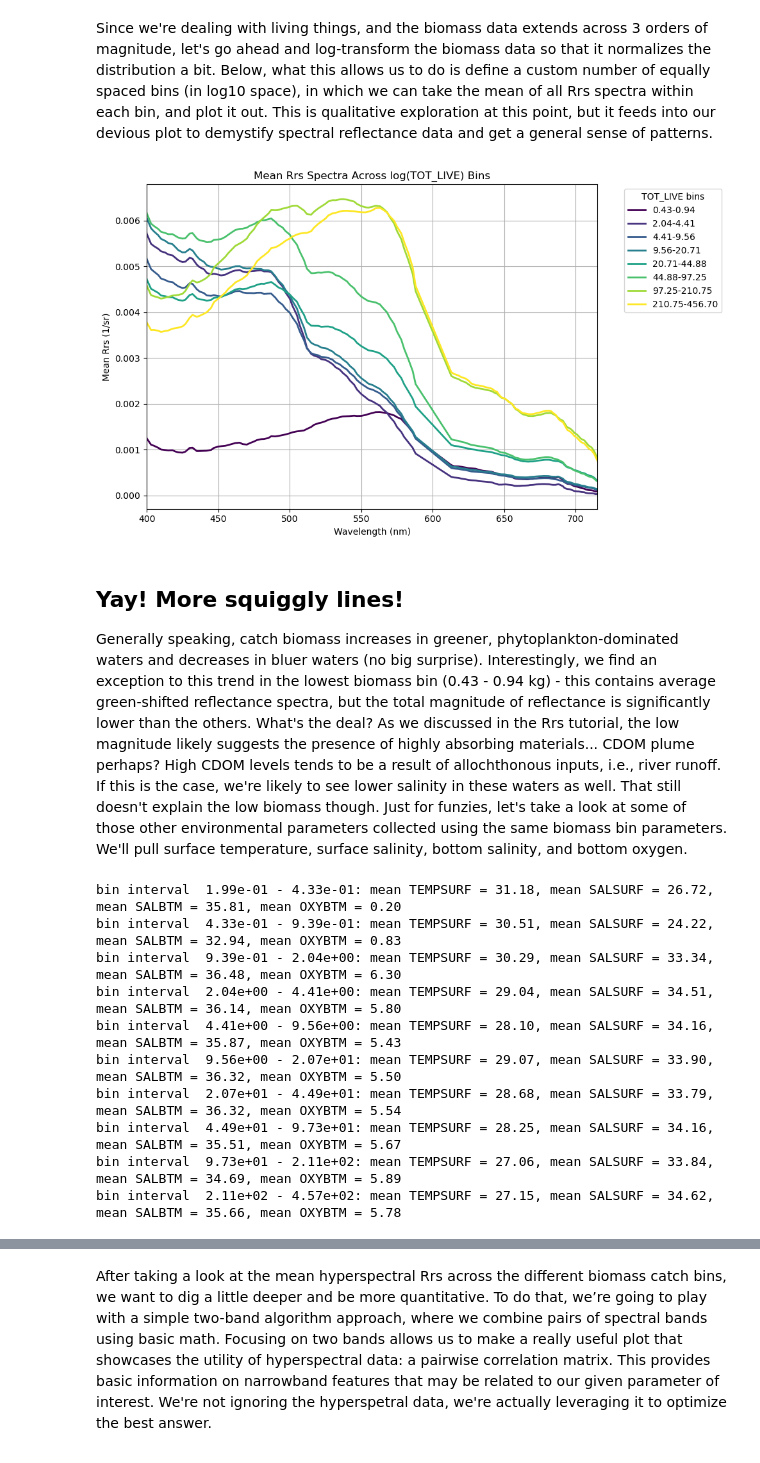
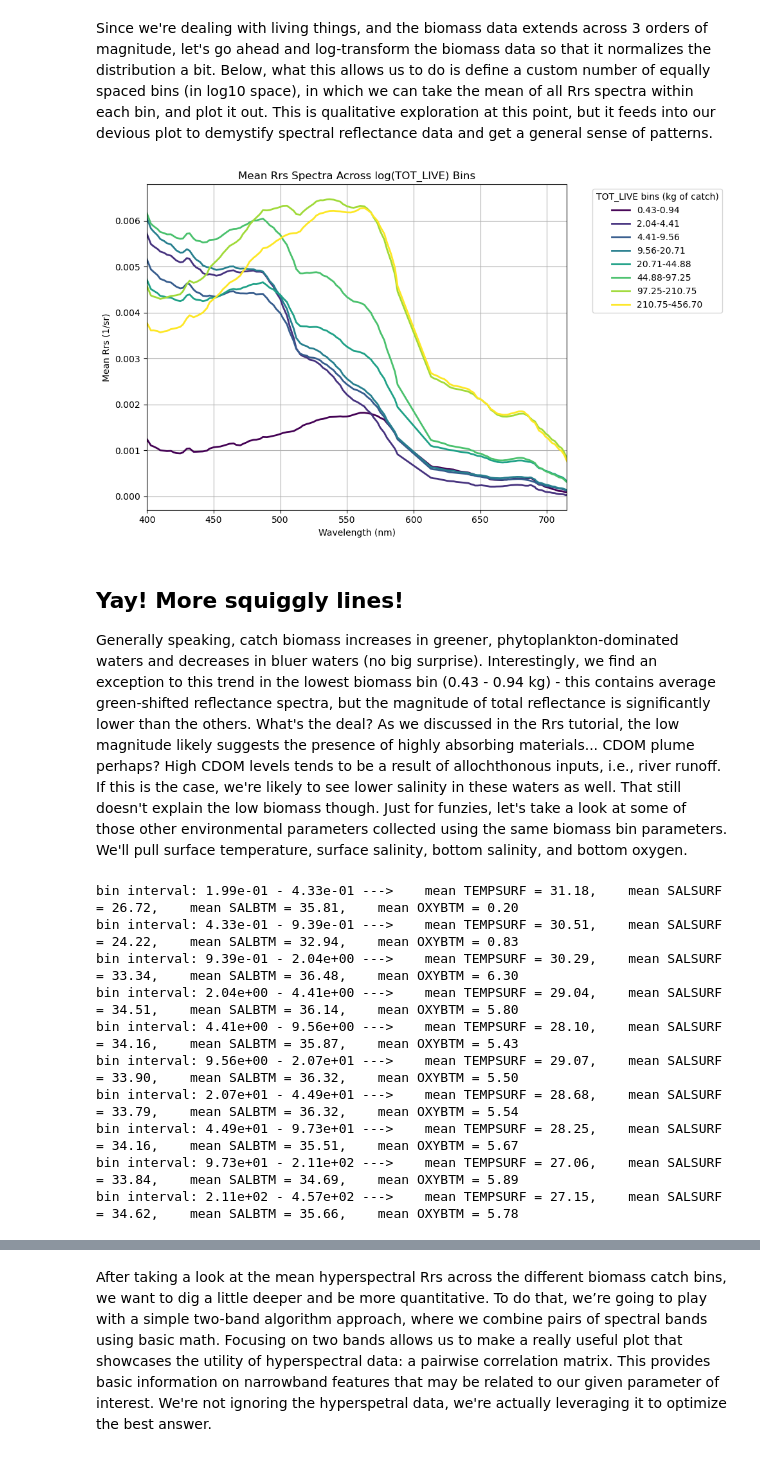
Before and after one commit to fish-pace/2025-tutorials, a Jupyter notebook: matchups.ipynb, the cells around one changed output, grey strips where cells are left out. Drawn from its saved outputs; the diff is of its cells as text; code cells hidden in the pictures.

```diff
--- a/matchups.ipynb
+++ b/matchups.ipynb
@@ -31,5 +30,5 @@ Let's match one point in the Gulf to PACE Rrs data.
 # %%
 # data point
-time = "2024-05-01"
-lat = 29
-lon = -95
+time = "2025-04-09"
+lat = 30.0
+lon = -89.0
@@ -36,24 +52,13 @@ lon = -95
 # %%
 import earthaccess
 import xarray as xr
-import pandas as pd
-import numpy as np
-from tqdm import tqdm
-import re
 
 # Login
 auth = earthaccess.login()
-
-# Provide product parameters
-short_name = "PACE_OCI_L3M_RRS"
-granule_name = "*.DAY.*.4km.*"
-
-
-# Search & open files for exact date
 results = earthaccess.search_data(
-    short_name=short_name,
+    short_name="PACE_OCI_L3M_RRS",
     temporal=(time, time),
-    granule_name=granule_name
+    granule_name="*.DAY.*.4km.*"
 )
 
 fileset = earthaccess.open(results)
@@ -282,7 +308,7 @@ For every data point that we read in which had a lat/lon/date, we now have a cor
 import numpy as np
 import pandas as pd
 
-df2 = pd.read_csv("/home/jovyan/2025-tutorials/Supporting_files/SEAMAP_summary_2024_present_PACE_RRS_1D_3x3.csv")
+df2 = pd.read_csv("/home/jovyan/2025-tutorials/Supporting_files/SEAMAP_summary_2024_present_PACE_RRS_1D_3x3mean.csv")
 tot_live = df2["TOT_LIVE"].replace(0, np.nan)  # avoid log(0)
 rrs_cols = [c for c in df2.columns if c.startswith("Rrs_")]
 wavelengths = np.array([int(c.split("_")[1]) for c in rrs_cols])
@@ -297,44 +323,39 @@ Since we're dealing with living things, and the biomass data extends across 3 or
 # %%
 import matplotlib.pyplot as plt
 import matplotlib.cm as cm
-
-df2 = pd.read_csv("/home/jovyan/2025-tutorials/Supporting_files/SEAMAP_summary_2024_present_PACE_RRS_1D_3x3.csv")
-tot_live = df2["TOT_LIVE"].replace(0, np.nan)  # avoid log(0)
-rrs_cols = [c for c in df2.columns if c.startswith("Rrs_")]
-wavelengths = np.array([int(c.split("_")[1]) for c in rrs_cols])
 
 # Define log-space bins
 safe_tot = tot_live.clip(lower=1e-6) #this avoids issues with zeros
 num_bins = 10
 bins_log = np.logspace(np.log10(safe_tot.min()), np.log10(safe_tot.max()), num_bins + 1)
 df2["bin_log"] = pd.cut(safe_tot, bins_log, include_lowest=True)
 
 # Compute mean spectra per bin
 mean_spectra = df2.groupby("bin_log", observed=True)[rrs_cols].mean().dropna(how="all")
 
 # Plot
 cmap = plt.colormaps.get_cmap("viridis")
 colors = cmap(np.linspace(0, 1, len(mean_spectra)))
 plt.figure(figsize=(10,6))
 
 for (bin_interval, row), color in zip(mean_spectra.iterrows(), colors):
     label = f"{bin_interval.left:.2f}-{bin_interval.right:.2f}"
     plt.plot(wavelengths, row.values, color=color, linewidth=2, label=label)
 
 plt.xlabel("Wavelength (nm)")
 plt.xlim(400, 715)
 plt.ylabel("Mean Rrs (1/sr)")
 plt.title("Mean Rrs Spectra Across log(TOT_LIVE) Bins")
-plt.legend(title="TOT_LIVE bins", bbox_to_anchor=(1.05,1), loc="upper left")
+plt.legend(title="TOT_LIVE bins (kg of catch)", bbox_to_anchor=(1.05,1), loc="upper left")
 plt.grid(True)
 plt.tight_layout()
 plt.show()
 # %% [output]
-[figure, old version]
+[figure, new version]
 # %% [markdown]
 ## Yay! More squiggly lines!
 
-Generally speaking, catch biomass increases in greener, phytoplankton-dominated waters and decreases in bluer waters (no big surprise). Interestingly, we find an exception to this trend in the lowest biomass bin (0.43 - 0.94 kg) - this contains average green-shifted reflectance spectra, but the total magnitude of reflectance is significantly lower than the others. What's the deal? As we discussed in the Rrs tutorial, the low magnitude likely suggests the presence of highly absorbing materials... CDOM plume perhaps? High CDOM levels tends to be a result of allochthonous inputs, i.e., river runoff. If this is the case, we're likely to see lower salinity in these waters as well. That still doesn't explain the low biomass though. Just for funzies, let's take a look at some of those other environmental parameters collected using the same biomass bin parameters. We'll pull surface temperature, surface salinity, bottom salinity, and bottom oxygen.
+Generally speaking, catch biomass increases in greener, phytoplankton-dominated waters and decreases in bluer waters (no big surprise). Interestingly, we find an exception to this trend in the lowest biomass bin (0.43 - 0.94 kg) - this contains average green-shifted reflectance spectra, but the magnitude of total reflectance is significantly lower than the others. What's the deal? As we discussed in the Rrs tutorial, the low magnitude likely suggests the presence of highly absorbing materials... CDOM plume perhaps? High CDOM levels tends to be a result of allochthonous inputs, i.e., river runoff. If this is the case, we're likely to see lower salinity in these waters as well. That still doesn't explain the low biomass though. Just for funzies, let's take a look at some of those other environmental parameters collected using the same biomass bin parameters. We'll pull surface temperature, surface salinity, bottom salinity, and bottom oxygen.
 # %%
 # Compute mean salinity + oxygen per bin
 mean_vals = df2.groupby("bin_log", observed=True)[["TEMPSURF", "SALSURF", "SALMAX", "OXYMAX"]].mean()
@@ -342,23 +363,23 @@ mean_vals = df2.groupby("bin_log", observed=True)[["TEMPSURF", "SALSURF", "SALMA
 # Print each bin with both means
 for bin_interval, row in mean_vals.iterrows():
     print(
-        f"bin interval  {bin_interval.left:.2e} - {bin_interval.right:.2e}: "
-        f"mean TEMPSURF = {row['TEMPSURF']:.2f}, "
-        f"mean SALSURF = {row['SALSURF']:.2f}, "
-        f"mean SALBTM = {row['SALMAX']:.2f}, "
+        f"bin interval: {bin_interval.left:.2e} - {bin_interval.right:.2e} --->    "
+        f"mean TEMPSURF = {row['TEMPSURF']:.2f},    "
+        f"mean SALSURF = {row['SALSURF']:.2f},    "
+        f"mean SALBTM = {row['SALMAX']:.2f},    "
         f"mean OXYBTM = {row['OXYMAX']:.2f}"
     )
 # %% [output]
-bin interval  1.99e-01 - 4.33e-01: mean TEMPSURF = 31.18, mean SALSURF = 26.72, mean SALBTM = 35.81, mean OXYBTM = 0.20
-bin interval  4.33e-01 - 9.39e-01: mean TEMPSURF = 30.51, mean SALSURF = 24.22, mean SALBTM = 32.94, mean OXYBTM = 0.83
-bin interval  9.39e-01 - 2.04e+00: mean TEMPSURF = 30.29, mean SALSURF = 33.34, mean SALBTM = 36.48, mean OXYBTM = 6.30
-bin interval  2.04e+00 - 4.41e+00: mean TEMPSURF = 29.04, mean SALSURF = 34.51, mean SALBTM = 36.14, mean OXYBTM = 5.80
-bin interval  4.41e+00 - 9.56e+00: mean TEMPSURF = 28.10, mean SALSURF = 34.16, mean SALBTM = 35.87, mean OXYBTM = 5.43
-bin interval  9.56e+00 - 2.07e+01: mean TEMPSURF = 29.07, mean SALSURF = 33.90, mean SALBTM = 36.32, mean OXYBTM = 5.50
-bin interval  2.07e+01 - 4.49e+01: mean TEMPSURF = 28.68, mean SALSURF = 33.79, mean SALBTM = 36.32, mean OXYBTM = 5.54
-bin interval  4.49e+01 - 9.73e+01: mean TEMPSURF = 28.25, mean SALSURF = 34.16, mean SALBTM = 35.51, mean OXYBTM = 5.67
-bin interval  9.73e+01 - 2.11e+02: mean TEMPSURF = 27.06, mean SALSURF = 33.84, mean SALBTM = 34.69, mean OXYBTM = 5.89
-bin interval  2.11e+02 - 4.57e+02: mean TEMPSURF = 27.15, mean SALSURF = 34.62, mean SALBTM = 35.66, mean OXYBTM = 5.78
+bin interval: 1.99e-01 - 4.33e-01 --->    mean TEMPSURF = 31.18,    mean SALSURF = 26.72,    mean SALBTM = 35.81,    mean OXYBTM = 0.20
+bin interval: 4.33e-01 - 9.39e-01 --->    mean TEMPSURF = 30.51,    mean SALSURF = 24.22,    mean SALBTM = 32.94,    mean OXYBTM = 0.83
+bin interval: 9.39e-01 - 2.04e+00 --->    mean TEMPSURF = 30.29,    mean SALSURF = 33.34,    mean SALBTM = 36.48,    mean OXYBTM = 6.30
+bin interval: 2.04e+00 - 4.41e+00 --->    mean TEMPSURF = 29.04,    mean SALSURF = 34.51,    mean SALBTM = 36.14,    mean OXYBTM = 5.80
+bin interval: 4.41e+00 - 9.56e+00 --->    mean TEMPSURF = 28.10,    mean SALSURF = 34.16,    mean SALBTM = 35.87,    mean OXYBTM = 5.43
+bin interval: 9.56e+00 - 2.07e+01 --->    mean TEMPSURF = 29.07,    mean SALSURF = 33.90,    mean SALBTM = 36.32,    mean OXYBTM = 5.50
+bin interval: 2.07e+01 - 4.49e+01 --->    mean TEMPSURF = 28.68,    mean SALSURF = 33.79,    mean SALBTM = 36.32,    mean OXYBTM = 5.54
+bin interval: 4.49e+01 - 9.73e+01 --->    mean TEMPSURF = 28.25,    mean SALSURF = 34.16,    mean SALBTM = 35.51,    mean OXYBTM = 5.67
+bin interval: 9.73e+01 - 2.11e+02 --->    mean TEMPSURF = 27.06,    mean SALSURF = 33.84,    mean SALBTM = 34.69,    mean OXYBTM = 5.89
+bin interval: 2.11e+02 - 4.57e+02 --->    mean TEMPSURF = 27.15,    mean SALSURF = 34.62,    mean SALBTM = 35.66,    mean OXYBTM = 5.78
 # %% [markdown]
 ## Holy Hypoxia!
 
```
Also changed, not shown: parts of 34 cells of this notebook.
